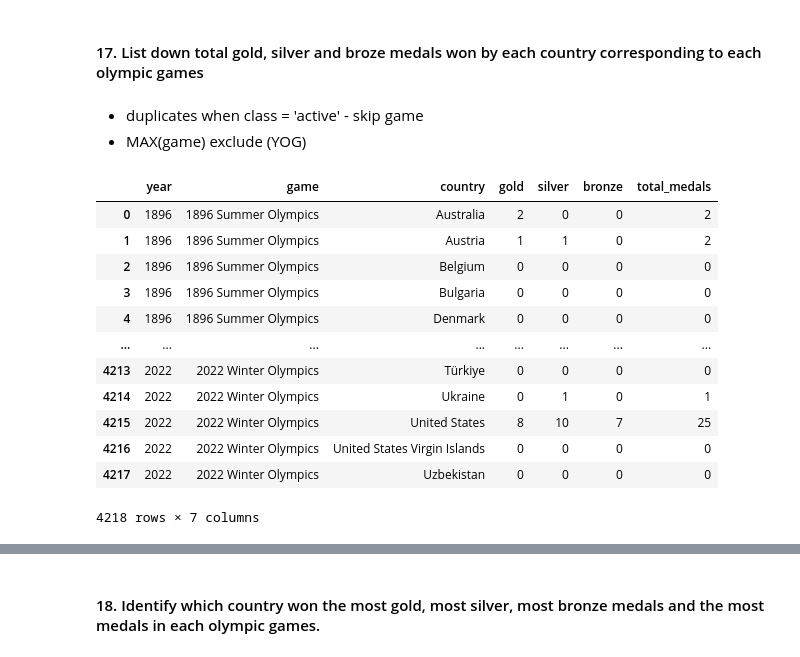
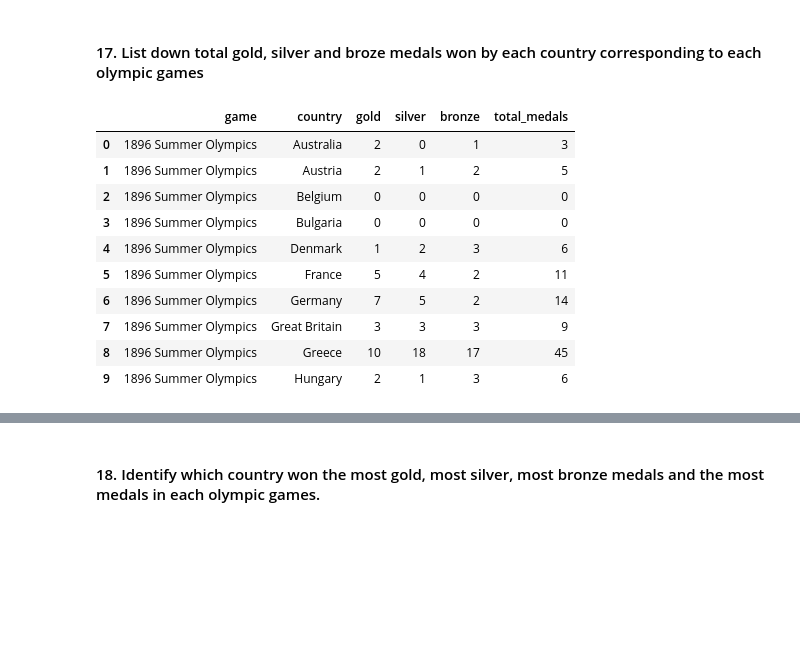
Before and after one commit to chanronnie/Olympics, a Jupyter notebook: analysis/olympics_analysis.ipynb, the cells around one changed output, grey strips where cells are left out. Saved outputs shown, nothing was run; the diff lists cells and outputs as text; code cells hidden in the pictures; blank space fills up the shorter version.

```diff
--- a/analysis/olympics_analysis.ipynb
+++ b/analysis/olympics_analysis.ipynb
@@ -782,52 +780,45 @@ LIMIT 5
 | 4 | France | 275 | 300 | 340 | 915 |
 # %% [markdown]
 #### 17. List down total gold, silver and broze medals won by each country corresponding to each olympic games
-# %% [markdown]
-- duplicates when class = 'active' - skip game
-- MAX(game) exclude (YOG)
 # %%
 pd.read_sql("""
 WITH count_medals_cte AS
 (
     -- Partition the dataset by country, specific games, events and medals
 
     SELECT
-        hc.year,
         h.game,
         n.country,
         h.event,
         h.medal,
         ROW_NUMBER() OVER (PARTITION BY h.noc, n.country, h.game, h.event, h.medal) AS rk
     FROM olympics.olympic_history_cleaned h
-    JOIN olympics.athletes_roles r ON h.id = r.id
     JOIN olympics.noc_countries n ON h.noc = n.noc
-    JOIN olympics.host_cities hc ON h.game = hc.game
+    WHERE h.event LIKE '%Olympic%'
 
 )
 SELECT DISTINCT
-    year,
     game,
     country,
     SUM(CASE WHEN medal = 'Gold' THEN 1 ELSE 0 END) AS gold,
     SUM(CASE WHEN medal = 'Silver' THEN 1 ELSE 0 END) AS silver,
     SUM(CASE WHEN medal = 'Bronze' THEN 1 ELSE 0 END) AS bronze,
     COUNT(medal) AS total_medals
 FROM count_medals_cte
 WHERE rk = 1
-GROUP BY year, game, country
-ORDER BY year
+GROUP BY game, country
+ORDER BY game
+LIMIT 10
 """, conn)
 # %% [output]
-|  | year | game | country | gold | silver | bronze | total_medals |
-| 0 | 1896 | 1896 Summer Olympics | Australia | 2 | 0 | 0 | 2 |
-| 1 | 1896 | 1896 Summer Olympics | Austria | 1 | 1 | 0 | 2 |
-| 2 | 1896 | 1896 Summer Olympics | Belgium | 0 | 0 | 0 | 0 |
-| 3 | 1896 | 1896 Summer Olympics | Bulgaria | 0 | 0 | 0 | 0 |
-| 4 | 1896 | 1896 Summer Olympics | Denmark | 0 | 0 | 0 | 0 |
-| ... | ... | ... | ... | ... | ... | ... | ... |
-| 4213 | 2022 | 2022 Winter Olympics | Türkiye | 0 | 0 | 0 | 0 |
-| 4214 | 2022 | 2022 Winter Olympics | Ukraine | 0 | 1 | 0 | 1 |
-| 4215 | 2022 | 2022 Winter Olympics | United States | 8 | 10 | 7 | 25 |
-| 4216 | 2022 | 2022 Winter Olympics | United States Virgin Islands | 0 | 0 | 0 | 0 |
-| 4217 | 2022 | 2022 Winter Olympics | Uzbekistan | 0 | 0 | 0 | 0 |
+|  | game | country | gold | silver | bronze | total_medals |
+| 0 | 1896 Summer Olympics | Australia | 2 | 0 | 1 | 3 |
+| 1 | 1896 Summer Olympics | Austria | 2 | 1 | 2 | 5 |
+| 2 | 1896 Summer Olympics | Belgium | 0 | 0 | 0 | 0 |
+| 3 | 1896 Summer Olympics | Bulgaria | 0 | 0 | 0 | 0 |
+| 4 | 1896 Summer Olympics | Denmark | 1 | 2 | 3 | 6 |
+| 5 | 1896 Summer Olympics | France | 5 | 4 | 2 | 11 |
+| 6 | 1896 Summer Olympics | Germany | 7 | 5 | 2 | 14 |
+| 7 | 1896 Summer Olympics | Great Britain | 3 | 3 | 3 | 9 |
+| 8 | 1896 Summer Olympics | Greece | 10 | 18 | 17 | 45 |
+| 9 | 1896 Summer Olympics | Hungary | 2 | 1 | 3 | 6 |
-4218 rows × 7 columns
```
Also changed, not shown: parts of 27 cells of this notebook.
